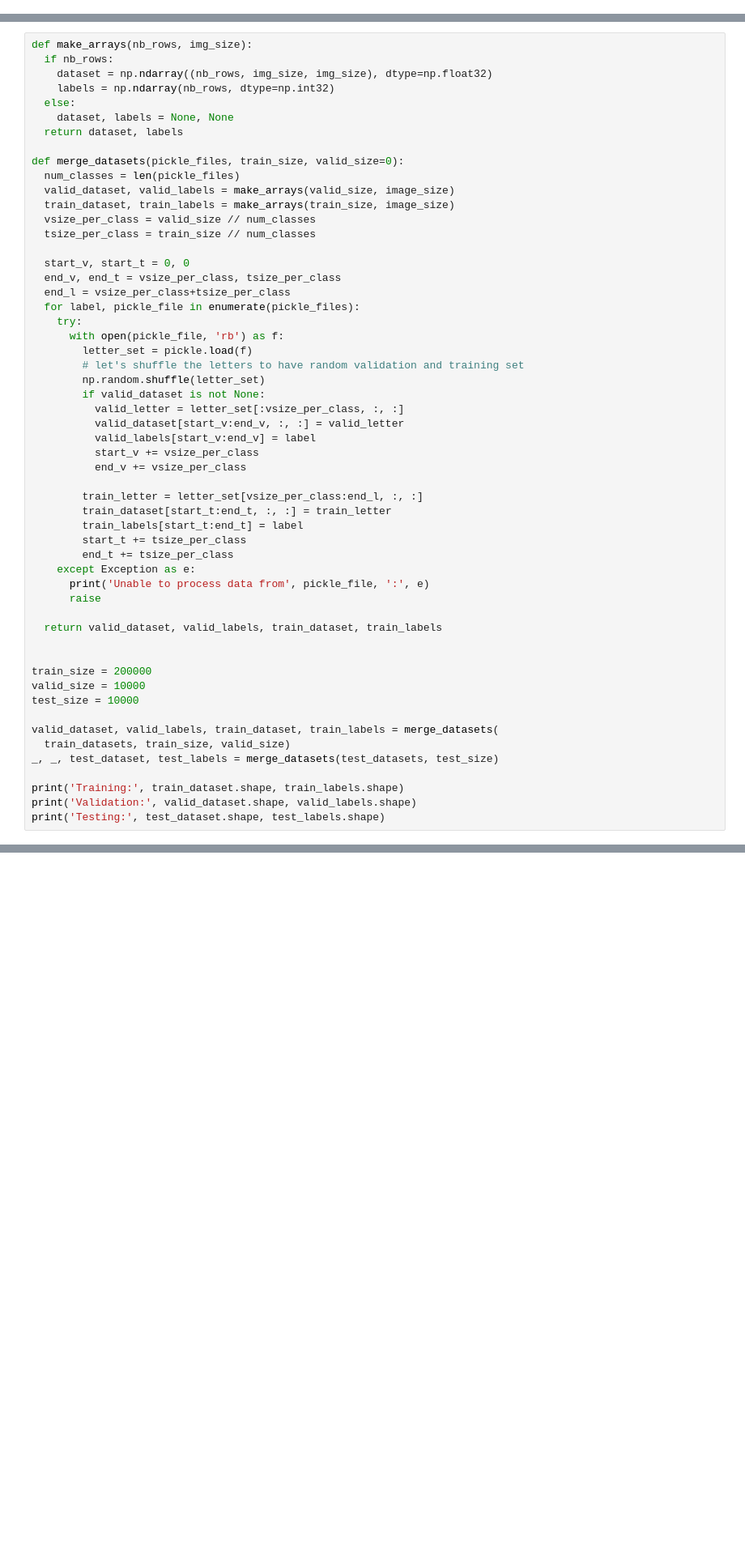
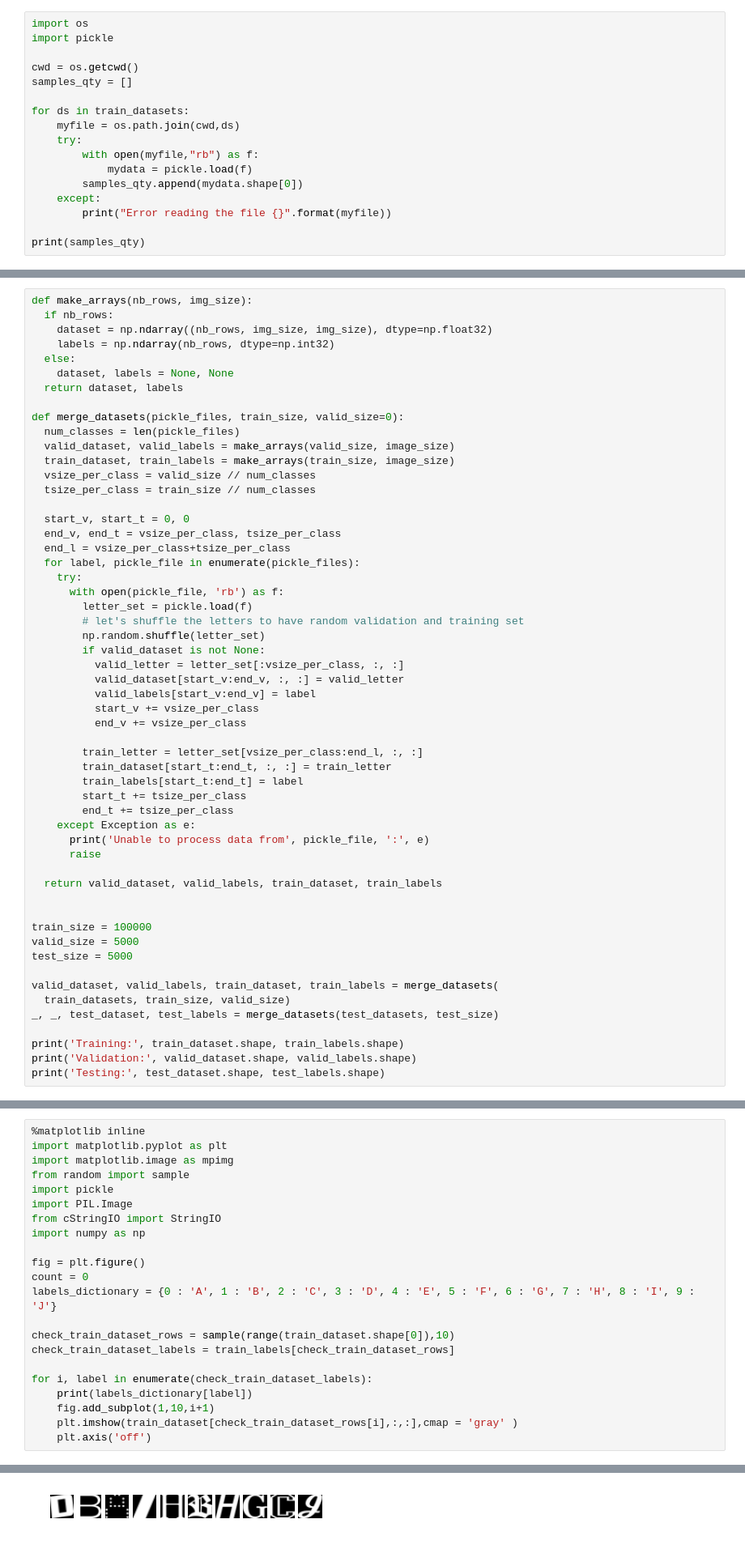
Before and after one commit to saulugo/dl_udacity, a Jupyter notebook: 1_notmnist.ipynb, the cells around one changed output, grey strips where cells are left out. Shown: that part at 81% size. Cells and saved outputs as stored; diff of their text form; blank space fills up the shorter version.

```diff
--- a/1_notmnist.ipynb
+++ b/1_notmnist.ipynb
@@ -343,3 +267,20 @@ Problem 3
 Another check: we expect the data to be balanced across classes. Verify that.
 
 ---
+# %%
+import os
+import pickle
+
+cwd = os.getcwd()
+samples_qty = []
+
+for ds in train_datasets:
+    myfile = os.path.join(cwd,ds)
+    try:
+        with open(myfile,"rb") as f:
+            mydata = pickle.load(f)
+        samples_qty.append(mydata.shape[0])
+    except:
+        print("Error reading the file {}".format(myfile))
+
+print(samples_qty)
@@ -391,9 +334,9 @@ def merge_datasets(pickle_files, train_size, valid_size=0):
   return valid_dataset, valid_labels, train_dataset, train_labels
 
 
-train_size = 200000
-valid_size = 10000
-test_size = 10000
+train_size = 100000
+valid_size = 5000
+test_size = 5000
 
 valid_dataset, valid_labels, train_dataset, train_labels = merge_datasets(
   train_datasets, train_size, valid_size)
@@ -424,3 +367,26 @@ Problem 4
 Convince yourself that the data is still good after shuffling!
 
 ---
+# %%
+%matplotlib inline
+import matplotlib.pyplot as plt
+import matplotlib.image as mpimg
+from random import sample
+import pickle
+import PIL.Image
+from cStringIO import StringIO
+import numpy as np
+
+fig = plt.figure()
+count = 0
+labels_dictionary = {0 : 'A', 1 : 'B', 2 : 'C', 3 : 'D', 4 : 'E', 5 : 'F', 6 : 'G', 7 : 'H', 8 : 'I', 9 : 'J'}
+
+check_train_dataset_rows = sample(range(train_dataset.shape[0]),10)
+check_train_dataset_labels = train_labels[check_train_dataset_rows]
+
+for i, label in enumerate(check_train_dataset_labels):
+    print(labels_dictionary[label])
+    fig.add_subplot(1,10,i+1)
+    plt.imshow(train_dataset[check_train_dataset_rows[i],:,:],cmap = 'gray' )
+    plt.axis('off')
+# %% [output]
@@ -426,0 +403 @@ Convince yourself that the data is still good after shuffling!
+[figure, added]
```
Also changed, not shown: parts of 11 cells of this notebook.
